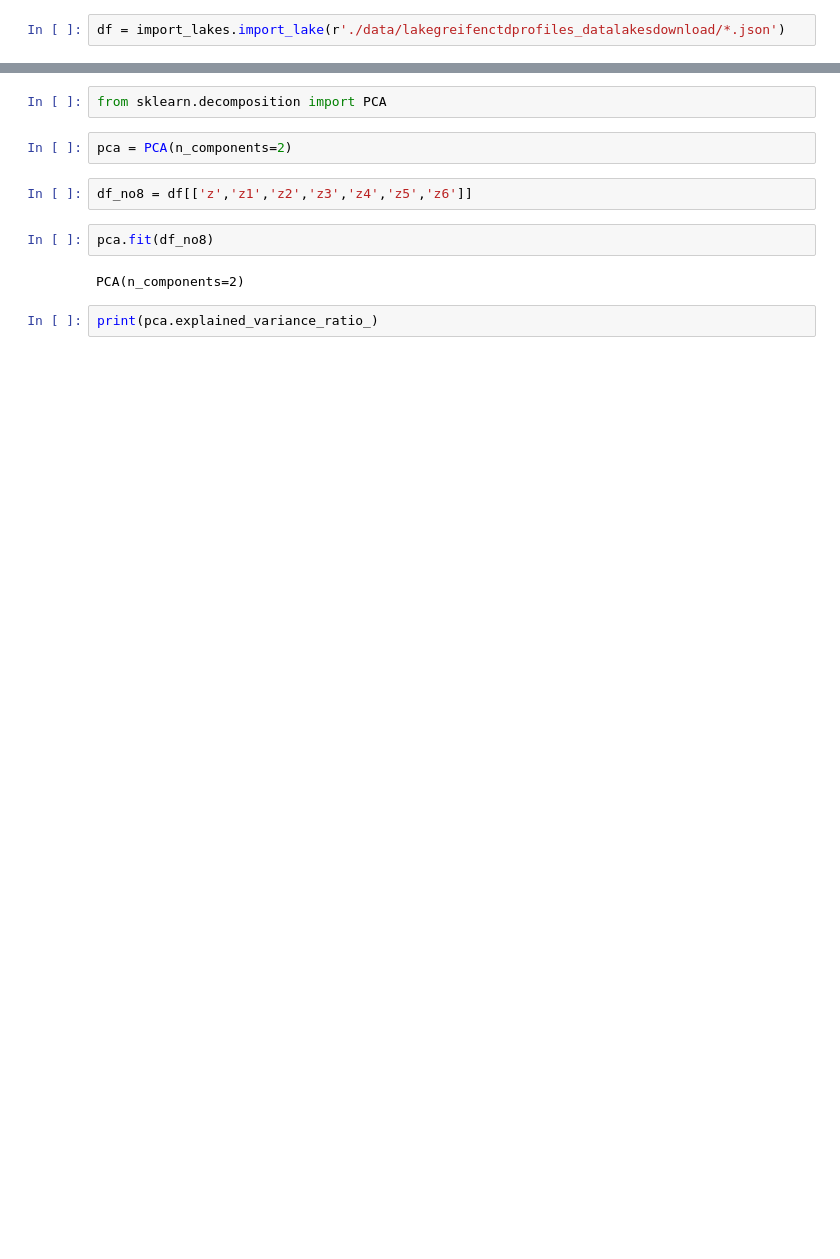
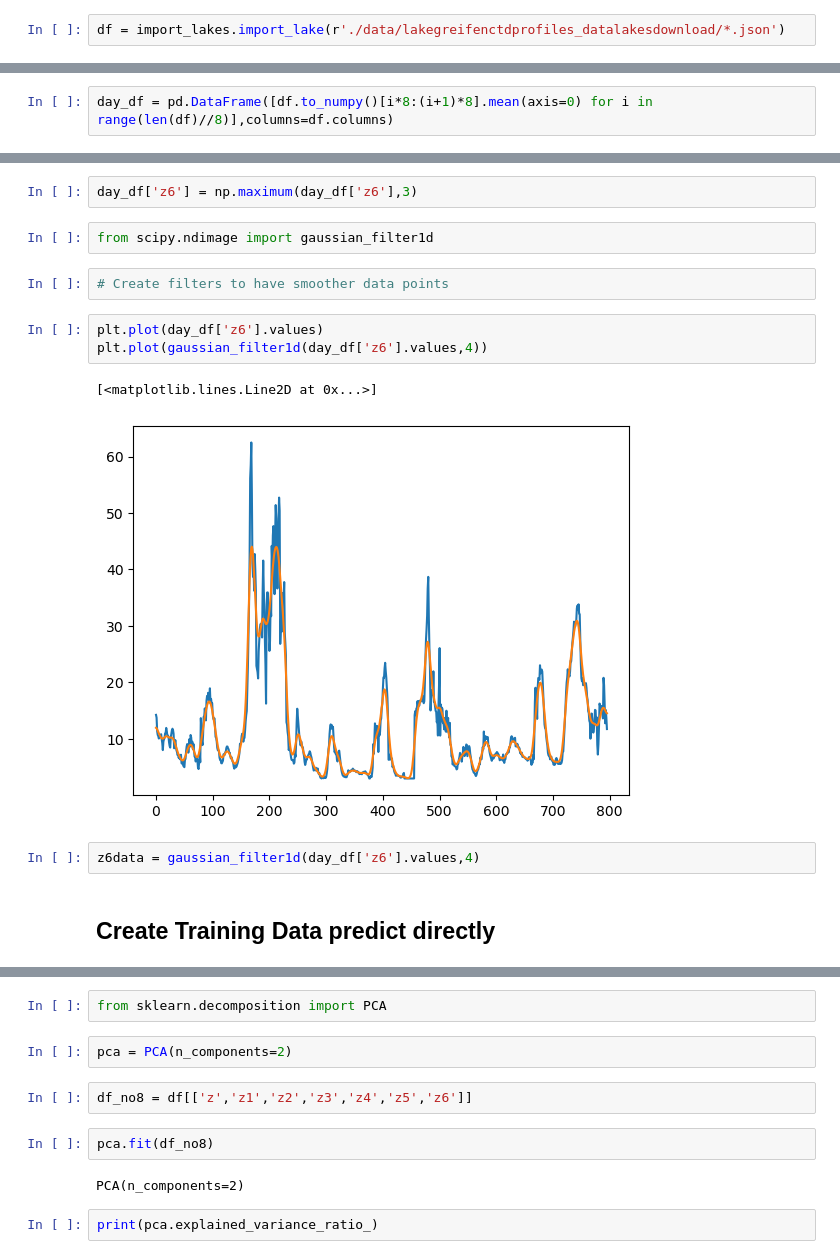
Before and after one commit to MTLehner/DSTSES_DataLakes, a Jupyter notebook: mtl_test_002.ipynb, the cells around one changed output, grey strips where cells are left out. Saved outputs shown, nothing was run; the diff lists cells and outputs as text; blank space fills up the shorter version.

```diff
--- a/mtl_test_002.ipynb
+++ b/mtl_test_002.ipynb
@@ -24,0 +19,2 @@ df
+# %%
+day_df = pd.DataFrame([df.to_numpy()[i*8:(i+1)*8].mean(axis=0) for i in range(len(df)//8)],columns=df.columns)
@@ -24,0 +57,16 @@ df
+# %%
+day_df['z6'] = np.maximum(day_df['z6'],3)
+# %%
+from scipy.ndimage import gaussian_filter1d
+# %%
+# Create filters to have smoother data points
+# %%
+plt.plot(day_df['z6'].values)
+plt.plot(gaussian_filter1d(day_df['z6'].values,4))
+# %% [output]
+[<matplotlib.lines.Line2D at 0x...>]
+[figure, added]
+# %%
+z6data = gaussian_filter1d(day_df['z6'].values,4)
+# %% [markdown]
+## Create Training Data predict directly
```
Also changed, not shown: parts of 45 cells of this notebook.
